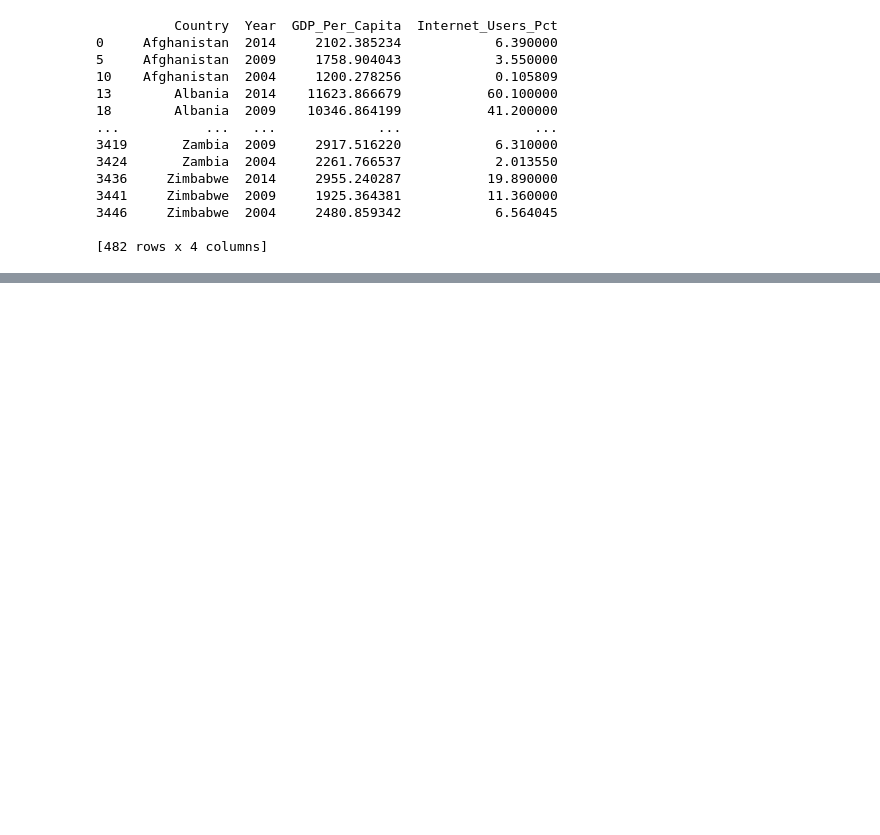
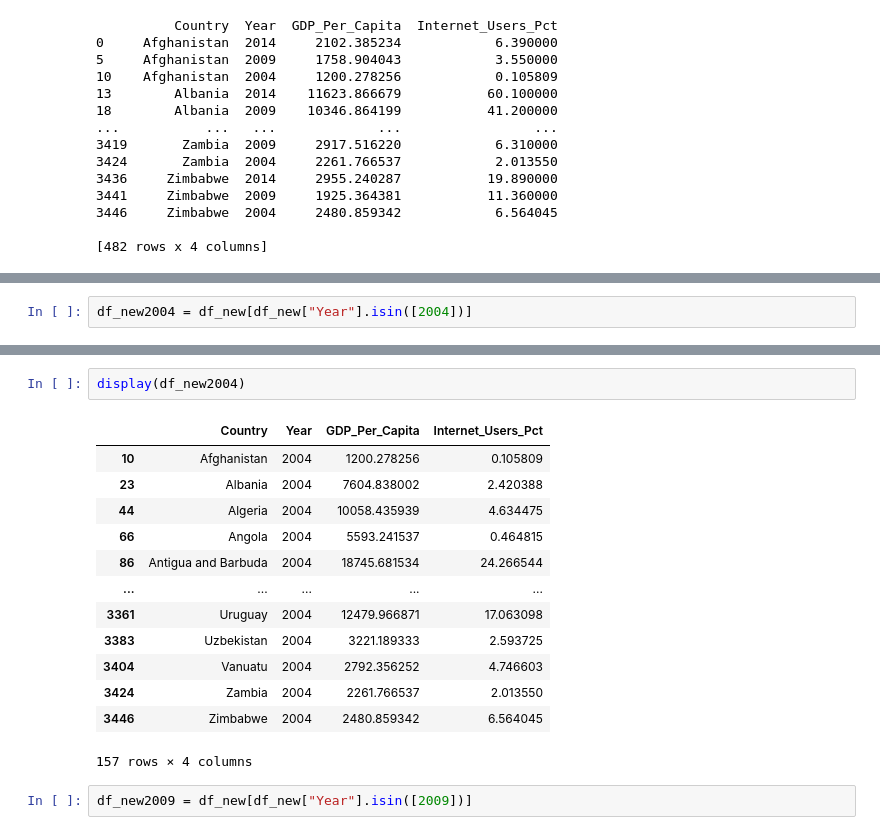
Before and after one commit to NSS-Data-Analytics-Cohort-7/gdp-and-internet-usage-tigerbelle07, a Jupyter notebook: Notebook/gdp_and_internet_usage.ipynb, the cells around one changed output, grey strips where cells are left out. Saved outputs shown, nothing was run; the diff lists cells and outputs as text; blank space fills up the shorter version.

```diff
--- a/Notebook/gdp_and_internet_usage.ipynb
+++ b/Notebook/gdp_and_internet_usage.ipynb
@@ -184,0 +187,2 @@ print(df_new)
+# %%
+df_new2004 = df_new[df_new["Year"].isin([2004])]
@@ -184,0 +206,18 @@ print(df_new)
+# %%
+display(df_new2004)
+# %% [output]
+|  | Country | Year | GDP_Per_Capita | Internet_Users_Pct |
+| 10 | Afghanistan | 2004 | 1200.278256 | 0.105809 |
+| 23 | Albania | 2004 | 7604.838002 | 2.420388 |
+| 44 | Algeria | 2004 | 10058.435939 | 4.634475 |
+| 66 | Angola | 2004 | 5593.241537 | 0.464815 |
+| 86 | Antigua and Barbuda | 2004 | 18745.681534 | 24.266544 |
+| ... | ... | ... | ... | ... |
+| 3361 | Uruguay | 2004 | 12479.966871 | 17.063098 |
+| 3383 | Uzbekistan | 2004 | 3221.189333 | 2.593725 |
+| 3404 | Vanuatu | 2004 | 2792.356252 | 4.746603 |
+| 3424 | Zambia | 2004 | 2261.766537 | 2.013550 |
+| 3446 | Zimbabwe | 2004 | 2480.859342 | 6.564045 |
+157 rows × 4 columns
+# %%
+df_new2009 = df_new[df_new["Year"].isin([2009])]
```
Also changed, not shown: parts of 7 cells of this notebook.
